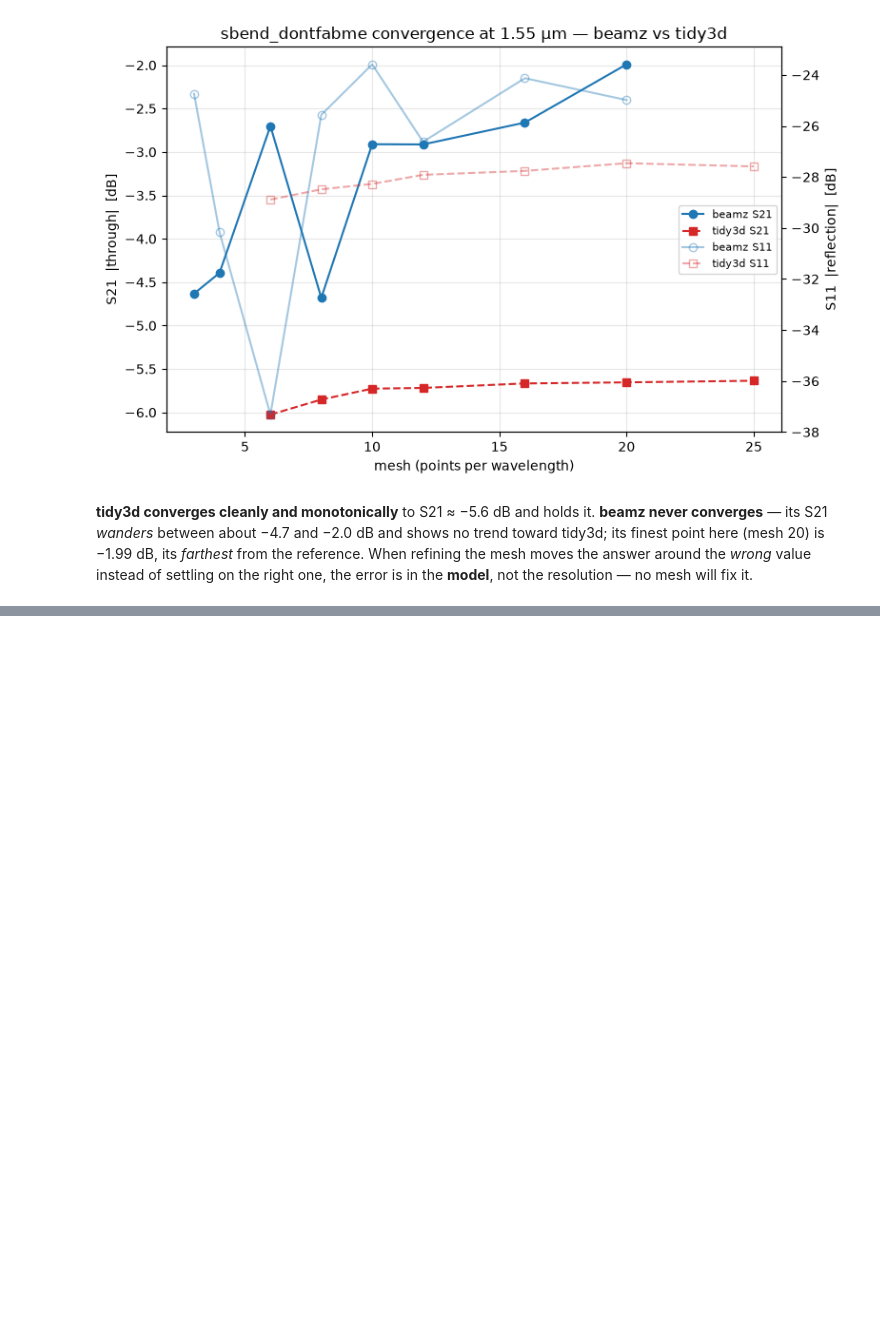
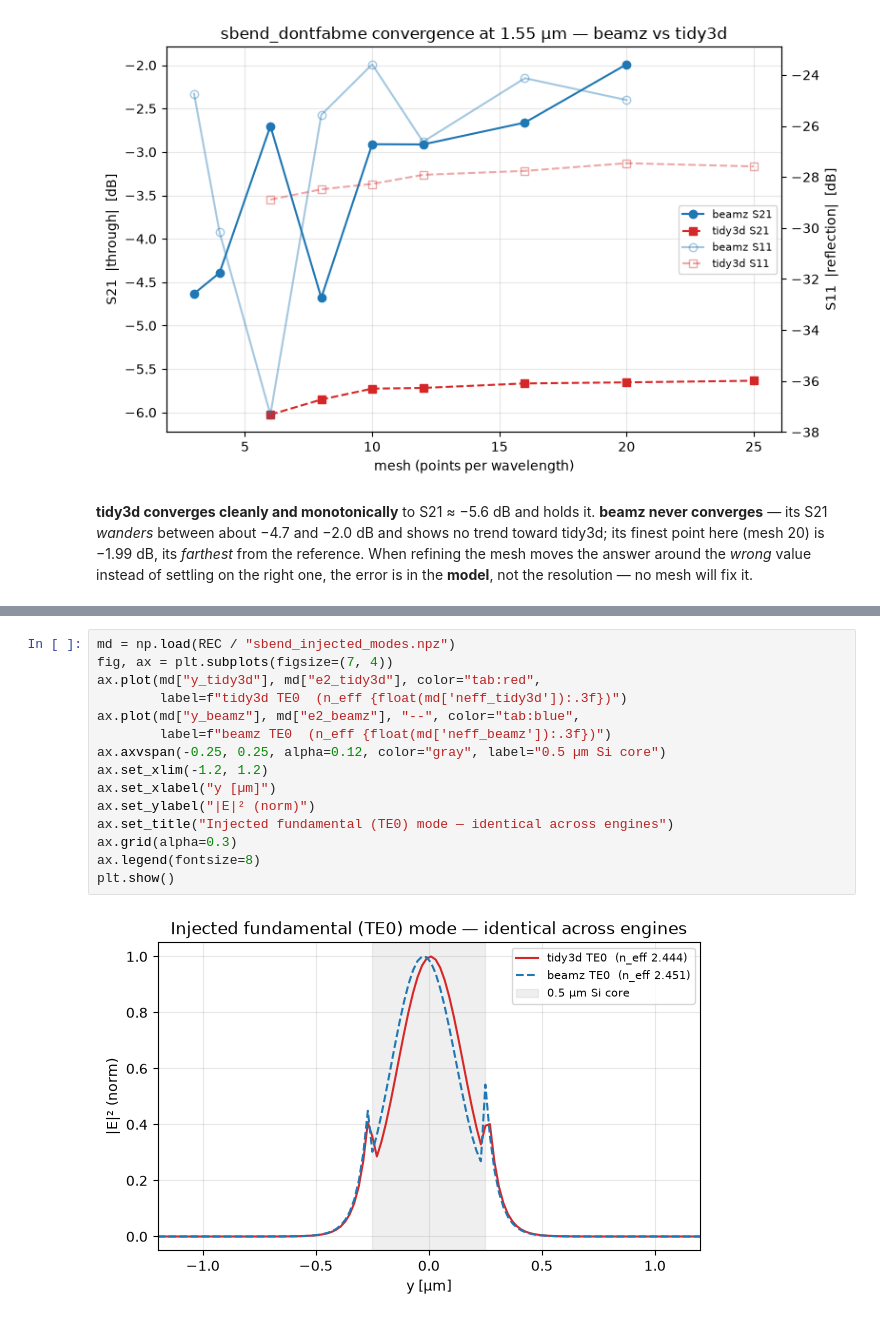
Before and after one commit to SiEPIC/gds_fdtd, a Jupyter notebook: examples/06_convergence_and_caching/06_convergence_and_caching.ipynb, the cells around one changed output, grey strips where cells are left out. Drawn from its saved outputs; the diff is of its cells as text; blank space fills up the shorter version.

```diff
--- a/examples/06_convergence_and_caching/06_convergence_and_caching.ipynb
+++ b/examples/06_convergence_and_caching/06_convergence_and_caching.ipynb
@@ -176,0 +179,17 @@ shown on a log (dB) scale so the radiation is visible.
+# %%
+md = np.load(REC / "sbend_injected_modes.npz")
+fig, ax = plt.subplots(figsize=(7, 4))
+ax.plot(md["y_tidy3d"], md["e2_tidy3d"], color="tab:red",
+        label=f"tidy3d TE0  (n_eff {float(md['neff_tidy3d']):.3f})")
+ax.plot(md["y_beamz"], md["e2_beamz"], "--", color="tab:blue",
+        label=f"beamz TE0  (n_eff {float(md['neff_beamz']):.3f})")
+ax.axvspan(-0.25, 0.25, alpha=0.12, color="gray", label="0.5 µm Si core")
+ax.set_xlim(-1.2, 1.2)
+ax.set_xlabel("y [µm]")
+ax.set_ylabel("|E|² (norm)")
+ax.set_title("Injected fundamental (TE0) mode — identical across engines")
+ax.grid(alpha=0.3)
+ax.legend(fontsize=8)
+plt.show()
+# %% [output]
+[figure, added]
```
Also changed, not shown: parts of 7 cells of this notebook, 3 other files.
